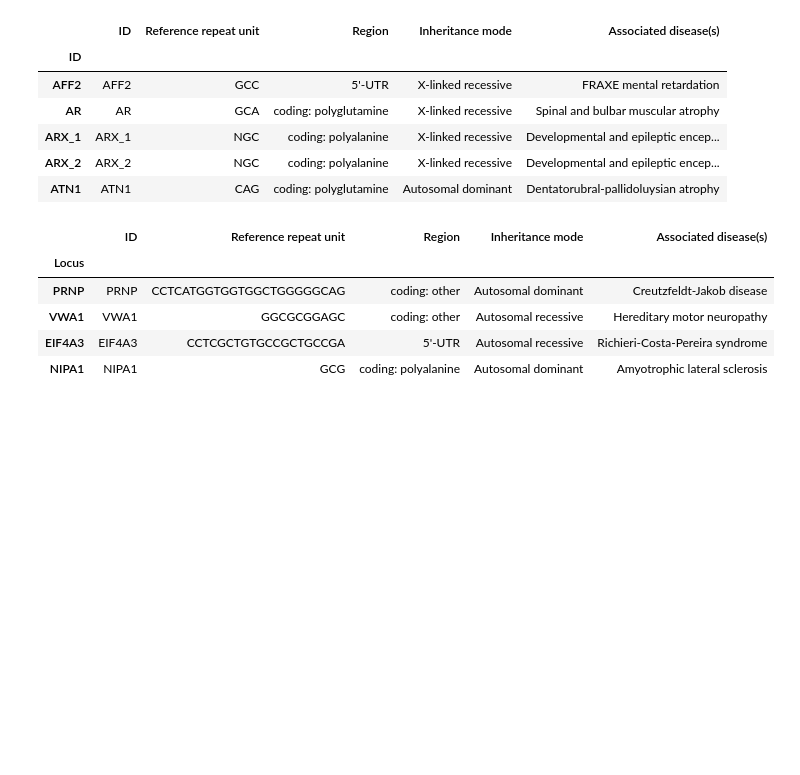
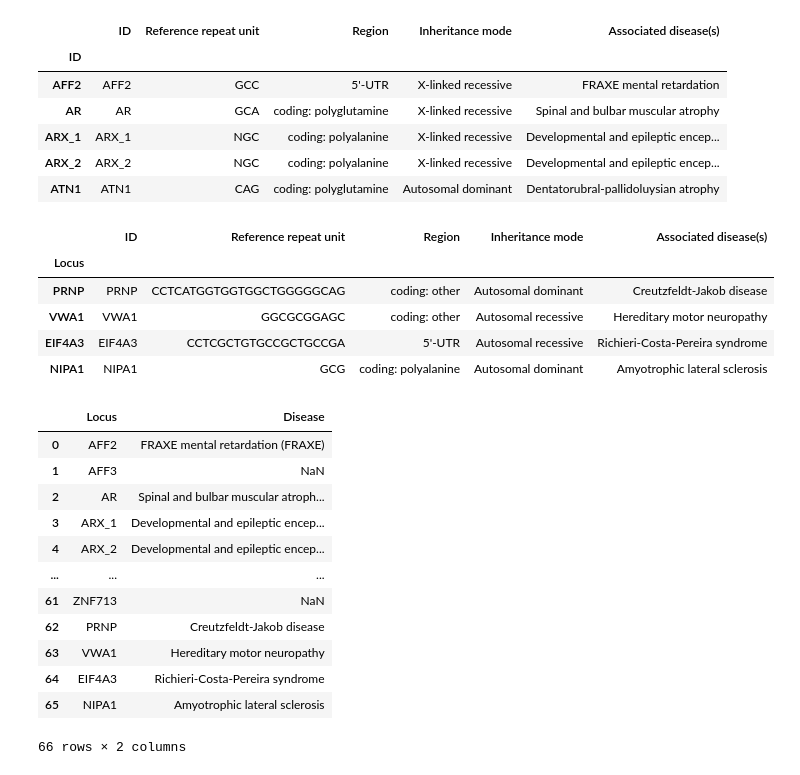
Before and after one commit to ACEnglish/adotto, a Jupyter notebook: pathogenic/STRipy_scrape.ipynb, the cells around one changed output. Cells and saved outputs as stored; diff of their text form; code cells hidden in the pictures; blank space fills up the shorter version.

```diff
--- a/pathogenic/STRipy_scrape.ipynb
+++ b/pathogenic/STRipy_scrape.ipynb
@@ -215,3 +215,20 @@ gnom.loc[patho[patho['source'] == 'gnomad'].index]
 n_patho = patho.join(gnom["Inheritance mode"])
 # %%
 n_patho.to_csv("Patho_v2.txt", sep='\t', index=False)
+# %%
+data = pd.read_csv("Patho.tsv", sep='\t')
+data[["Locus", "Disease"]]
+# %% [output]
+|  | Locus | Disease |
+| 0 | AFF2 | FRAXE mental retardation (FRAXE) |
+| 1 | AFF3 | NaN |
+| 2 | AR | Spinal and bulbar muscular atroph... |
+| 3 | ARX_1 | Developmental and epileptic encep... |
+| 4 | ARX_2 | Developmental and epileptic encep... |
+| ... | ... | ... |
+| 61 | ZNF713 | NaN |
+| 62 | PRNP | Creutzfeldt-Jakob disease |
+| 63 | VWA1 | Hereditary motor neuropathy |
+| 64 | EIF4A3 | Richieri-Costa-Pereira syndrome |
+| 65 | NIPA1 | Amyotrophic lateral sclerosis |
+66 rows × 2 columns
```
Also changed, not shown: 3 other files.
